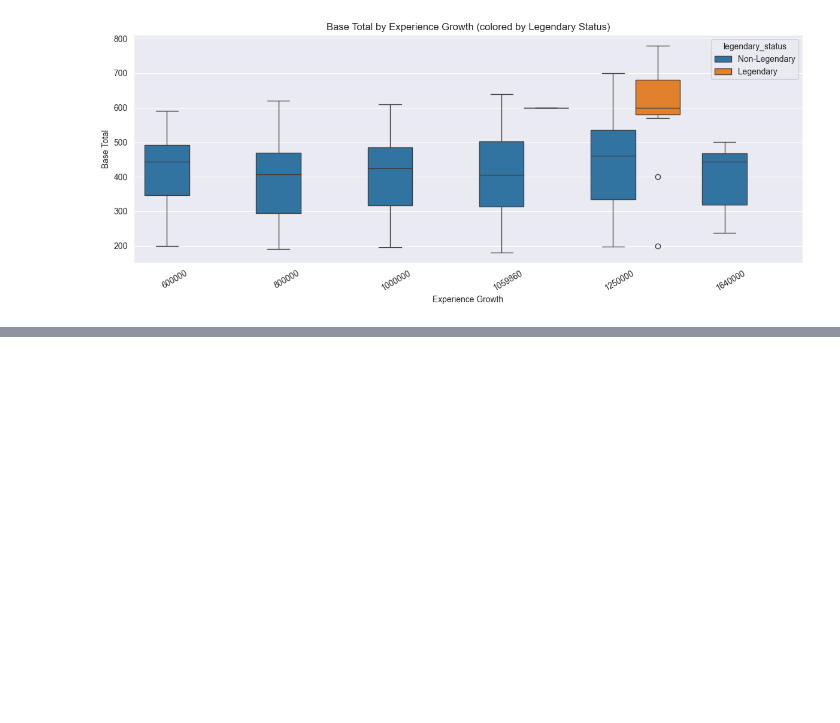
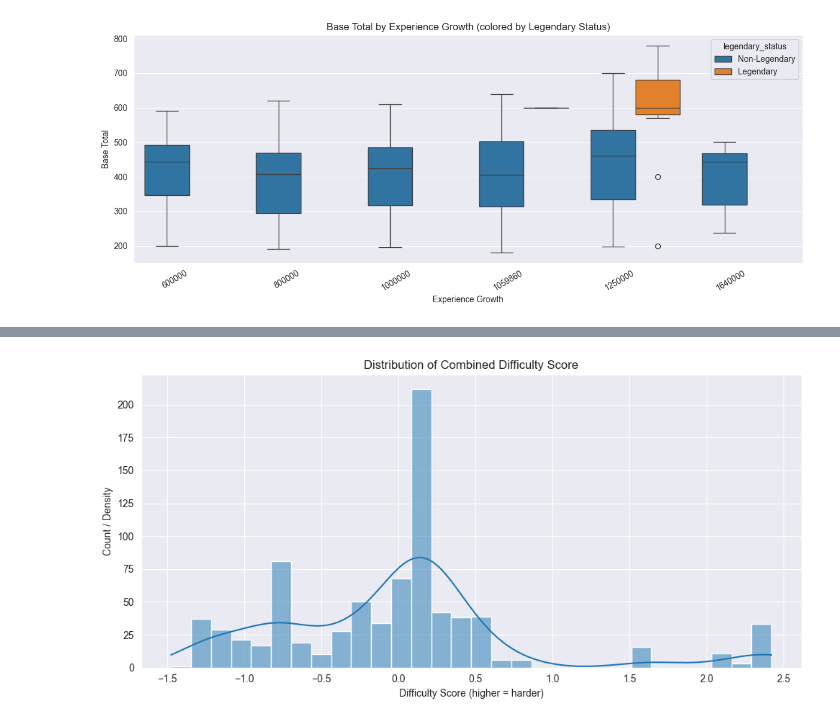
Before and after one commit to Barderus/pokemon-analysis, a Jupyter notebook: Notebooks/01 - New_EDA.ipynb, the cells around one changed output, grey strips where cells are left out. Cells and saved outputs as stored; diff of their text form; code cells hidden in the pictures; blank space fills up the shorter version.

Commit message:
- Created a difficulty score to group Pokemon based on how easy/hard it is to capture them.

```diff
--- a/Notebooks/01 - New_EDA.ipynb
+++ b/Notebooks/01 - New_EDA.ipynb
@@ -467,0 +477,9 @@ plt.show()
+# %%
+numeric_feats = ["capture_rate", "base_egg_steps", "experience_growth"]
+
+# Z-score standardization
+for col in numeric_feats:
+    df_diff[col + "_zscore"] = stats.zscore(df_diff[col])
+    print(df_diff[col + "_zscore"])
+
+df_diff.columns
@@ -467,0 +517,9 @@ plt.show()
+# %%
+# Invert capture rate (so higher = harder)
+df_diff["capture_rate_hard_zscore"] = -df_diff["capture_rate_zscore"]
+# %%
+# Build difficulty score
+score_components = ["capture_rate_hard_zscore", "base_egg_steps_zscore"]
+# %%
+df_diff["difficulty_score"] = df_diff[score_components].mean(axis=1)
+df_diff[["name", "legendary_status", "difficulty_score"]].head()
@@ -467,0 +533,10 @@ plt.show()
+# %%
+plt.figure(figsize=(10, 5))
+sns.histplot(df_diff["difficulty_score"], bins=30, kde=True)
+plt.title("Distribution of Combined Difficulty Score")
+plt.xlabel("Difficulty Score (higher = harder)")
+plt.ylabel("Count / Density")
+plt.tight_layout()
+plt.show()
+# %% [output]
+[figure, added]
```
Also changed, not shown: parts of 14 cells of this notebook.
